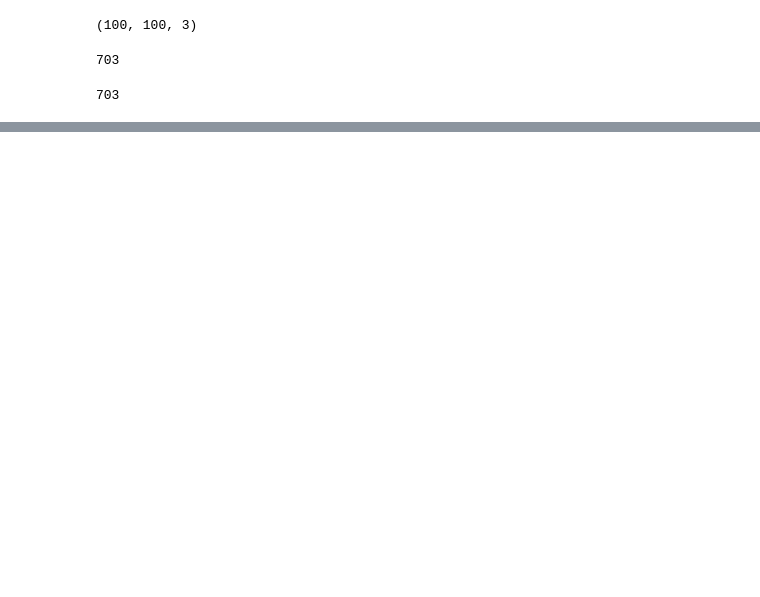
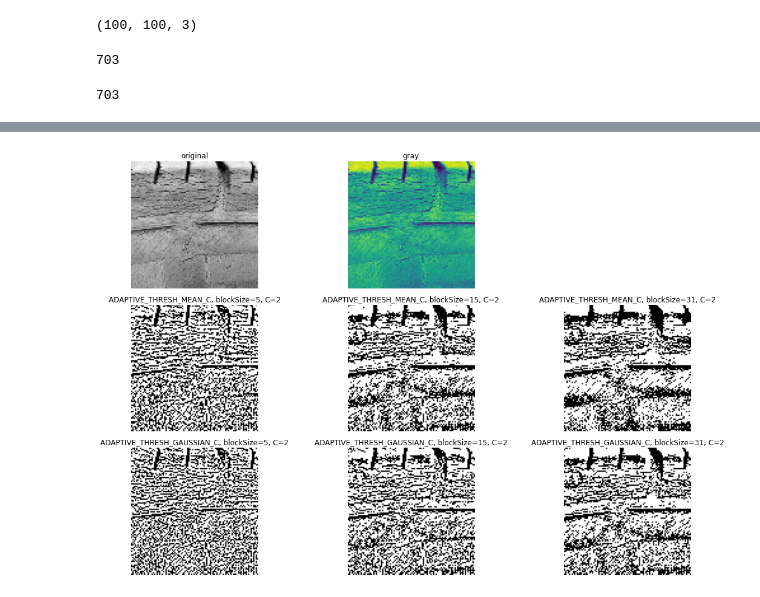
Before and after one commit to GavinK-ai/cv, a Jupyter notebook: myproject/cvPrj/cvPrj.ipynb, the cells around one changed output, grey strips where cells are left out. Drawn from its saved outputs; the diff is of its cells as text; code cells hidden in the pictures; blank space fills up the shorter version.

```diff
--- a/myproject/cvPrj/cvPrj.ipynb
+++ b/myproject/cvPrj/cvPrj.ipynb
@@ -82,0 +188,92 @@ plt.imshow(train_data[6])
+# %%
+import cv2 as cv
+import matplotlib.pyplot as plt
+
+# imgPath = '../samples/data/sudoku.png'
+# img = cv.imread(imgPath)
+
+img = train_data[15]
+
+img_gray = cv.cvtColor(img, cv.COLOR_BGR2GRAY)
+
+plt.figure(figsize=(15,10))
+
+# original
+plt.subplot(331)
+plt.imshow(img)
+plt.title('original')
+plt.axis('off')
+
+plt.subplot(332)
+plt.imshow(img_gray)
+plt.title('gray')
+plt.axis('off')
+
+#
+maxval = 255
+blockSize = 5
+C = 2
+thresh_img = cv.adaptiveThreshold(img_gray, maxval, cv.ADAPTIVE_THRESH_MEAN_C, cv.THRESH_BINARY, blockSize=blockSize, C=C)
+# gray to RGB
+thresh_img = cv.cvtColor(thresh_img, cv.COLOR_GRAY2RGB)
+plt.subplot(334)
+plt.imshow(thresh_img)
+plt.title(f'ADAPTIVE_THRESH_MEAN_C, blockSize={blockSize}, C={C}')
+plt.axis('off')
+
+blockSize = 15
+C = 2
+thresh_img = cv.adaptiveThreshold(img_gray, maxval, cv.ADAPTIVE_THRESH_MEAN_C, cv.THRESH_BINARY, blockSize=blockSize, C=C)
+# gray to RGB
+thresh_img = cv.cvtColor(thresh_img, cv.COLOR_GRAY2RGB)
+plt.subplot(335)
+plt.imshow(thresh_img)
+plt.title(f'ADAPTIVE_THRESH_MEAN_C, blockSize={blockSize}, C={C}')
+plt.axis('off')
+
+blockSize = 31
+C = 2
+thresh_img = cv.adaptiveThreshold(img_gray, maxval, cv.ADAPTIVE_THRESH_MEAN_C, cv.THRESH_BINARY, blockSize=blockSize, C=C)
+# gray to RGB
+thresh_img = cv.cvtColor(thresh_img, cv.COLOR_GRAY2RGB)
+plt.subplot(336)
+plt.imshow(thresh_img)
+plt.title(f'ADAPTIVE_THRESH_MEAN_C, blockSize={blockSize}, C={C}')
+plt.axis('off')
+
+blockSize = 5
+C = 2
+thresh_img = cv.adaptiveThreshold(img_gray, maxval, cv.ADAPTIVE_THRESH_GAUSSIAN_C, cv.THRESH_BINARY, blockSize=blockSize, C=C)
+# gray to RGB
+thresh_img = cv.cvtColor(thresh_img, cv.COLOR_GRAY2RGB)
+plt.subplot(337)
+plt.imshow(thresh_img)
+plt.title(f'ADAPTIVE_THRESH_GAUSSIAN_C, blockSize={blockSize}, C={C}')
+plt.axis('off')
+
+blockSize = 15
+C = 2
+thresh_img = cv.adaptiveThreshold(img_gray, maxval, cv.ADAPTIVE_THRESH_GAUSSIAN_C, cv.THRESH_BINARY, blockSize=blockSize, C=C)
+# gray to RGB
+thresh_img = cv.cvtColor(thresh_img, cv.COLOR_GRAY2RGB)
+plt.subplot(338)
+plt.imshow(thresh_img)
+plt.title(f'ADAPTIVE_THRESH_GAUSSIAN_C, blockSize={blockSize}, C={C}')
+plt.axis('off')
+
+blockSize = 31
+C = 2
+thresh_img = cv.adaptiveThreshold(img_gray, maxval, cv.ADAPTIVE_THRESH_GAUSSIAN_C, cv.THRESH_BINARY, blockSize=blockSize, C=C)
+# gray to RGB
+thresh_img = cv.cvtColor(thresh_img, cv.COLOR_GRAY2RGB)
+plt.subplot(339)
+plt.imshow(thresh_img)
+plt.title(f'ADAPTIVE_THRESH_GAUSSIAN_C, blockSize={blockSize}, C={C}')
+plt.axis('off')
+
+
+plt.tight_layout()
+
+plt.show()
+# %% [output]
+[figure, added]
```
Also changed, not shown: parts of 3 cells of this notebook, 3 other files.
